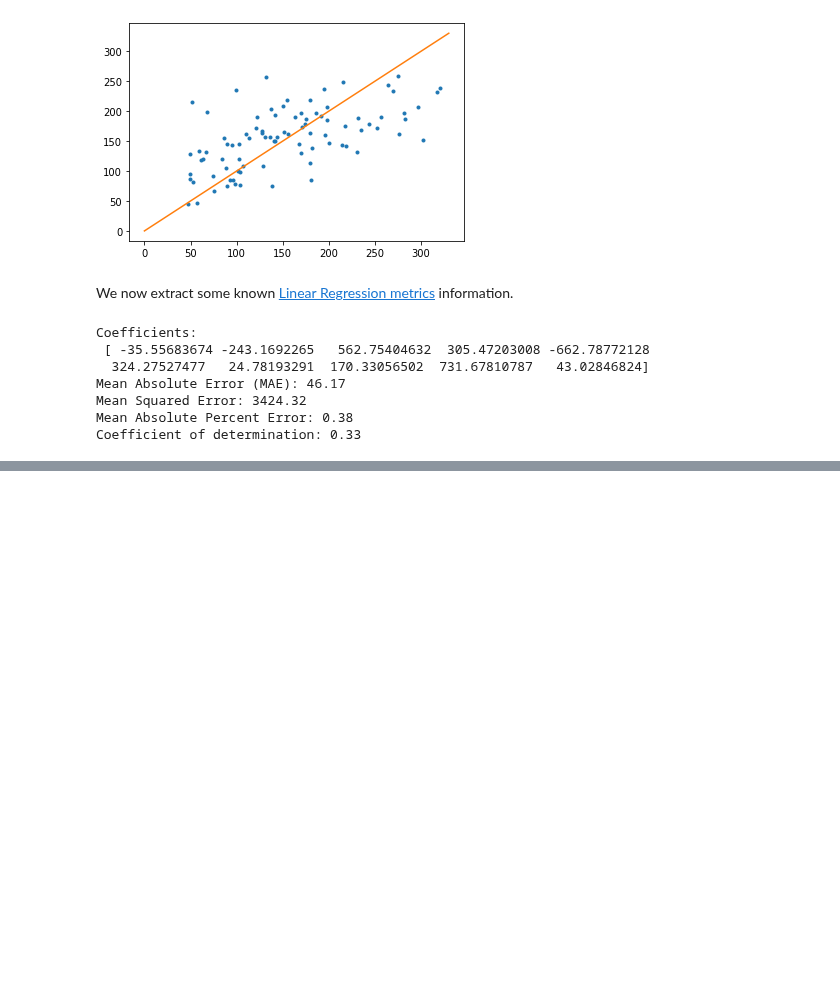
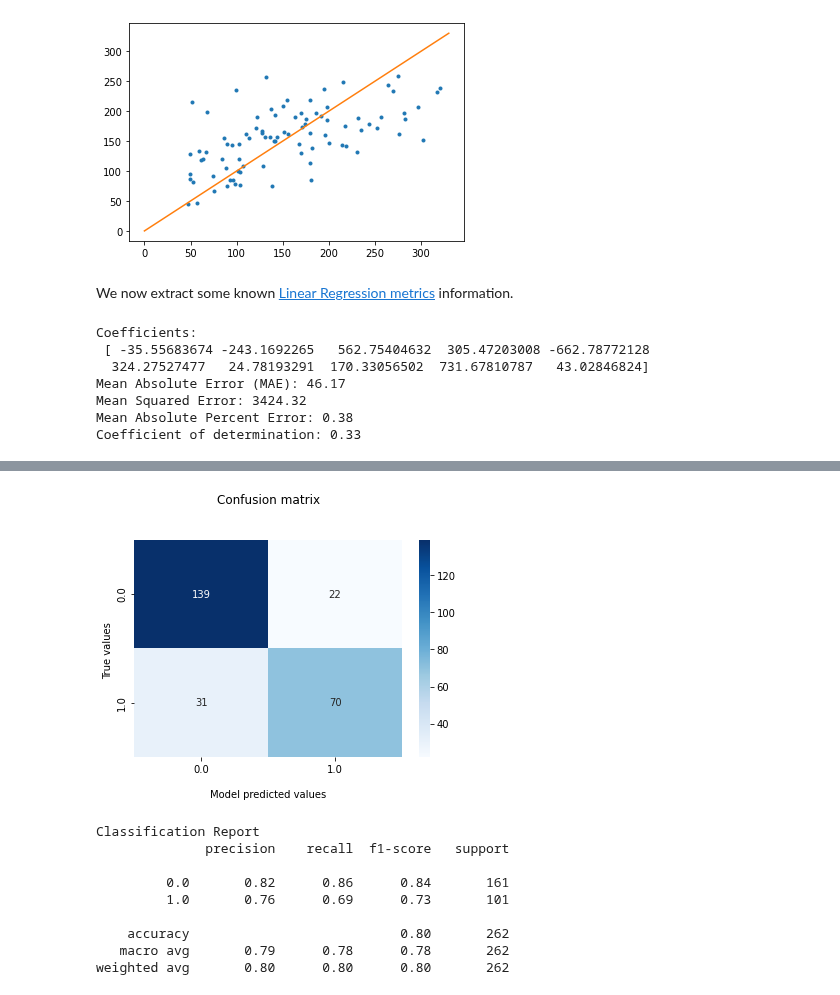
Before and after one commit to clizarraga-UAD7/Notebooks, a Jupyter notebook: OverviewMLAlgorithms.ipynb, the cells around one changed output, grey strips where cells are left out. Drawn from its saved outputs; the diff is of its cells as text; code cells hidden in the pictures; blank space fills up the shorter version.

```diff
--- a/OverviewMLAlgorithms.ipynb
+++ b/OverviewMLAlgorithms.ipynb
@@ -195,0 +443,7 @@ Coefficient of determination: 0.33
+# %%
+# y will be the Target variable (Did Survive or not)
+y = df.survived.copy()
+X = df.drop(['survived'], axis=1)
+# %%
+# Will reserve 20% of the data for testing the model
+X_train, X_test, y_train, y_test = train_test_split(X, y, test_size=0.2, random_state=0)
@@ -195,0 +482,3 @@ Coefficient of determination: 0.33
+# %%
+model = LogisticRegression(max_iter=5000)
+model.fit(X_train, y_train)
@@ -195,0 +487,4 @@ Coefficient of determination: 0.33
+# %%
+p_predict = model.predict(X_test)
+
+print("The accuracy is", round(accuracy_score(p_predict, y_test) * 100,2))
@@ -195,0 +521,25 @@ Coefficient of determination: 0.33
+# %%
+
+confusionMatrix = pd.crosstab(y_test, p_predict)
+classificationReport = classification_report(y_test, p_predict)
+
+
+fx = sns.heatmap(confusionMatrix, annot=True, cmap="Blues", fmt="d")
+fx.set_title("Confusion matrix\n\n");
+fx.set_xlabel("\nModel predicted values")
+fx.set_ylabel("True values ")
+plt.show()
+
+
+print(f"Classification Report\n{classificationReport}")
+# %% [output]
+[figure, added]
+Classification Report
+              precision    recall  f1-score   support
+
+         0.0       0.82      0.86      0.84       161
+         1.0       0.76      0.69      0.73       101
+
+    accuracy                           0.80       262
+   macro avg       0.79      0.78      0.78       262
+weighted avg       0.80      0.80      0.80       262
```
Also changed, not shown: parts of 35 cells of this notebook.
